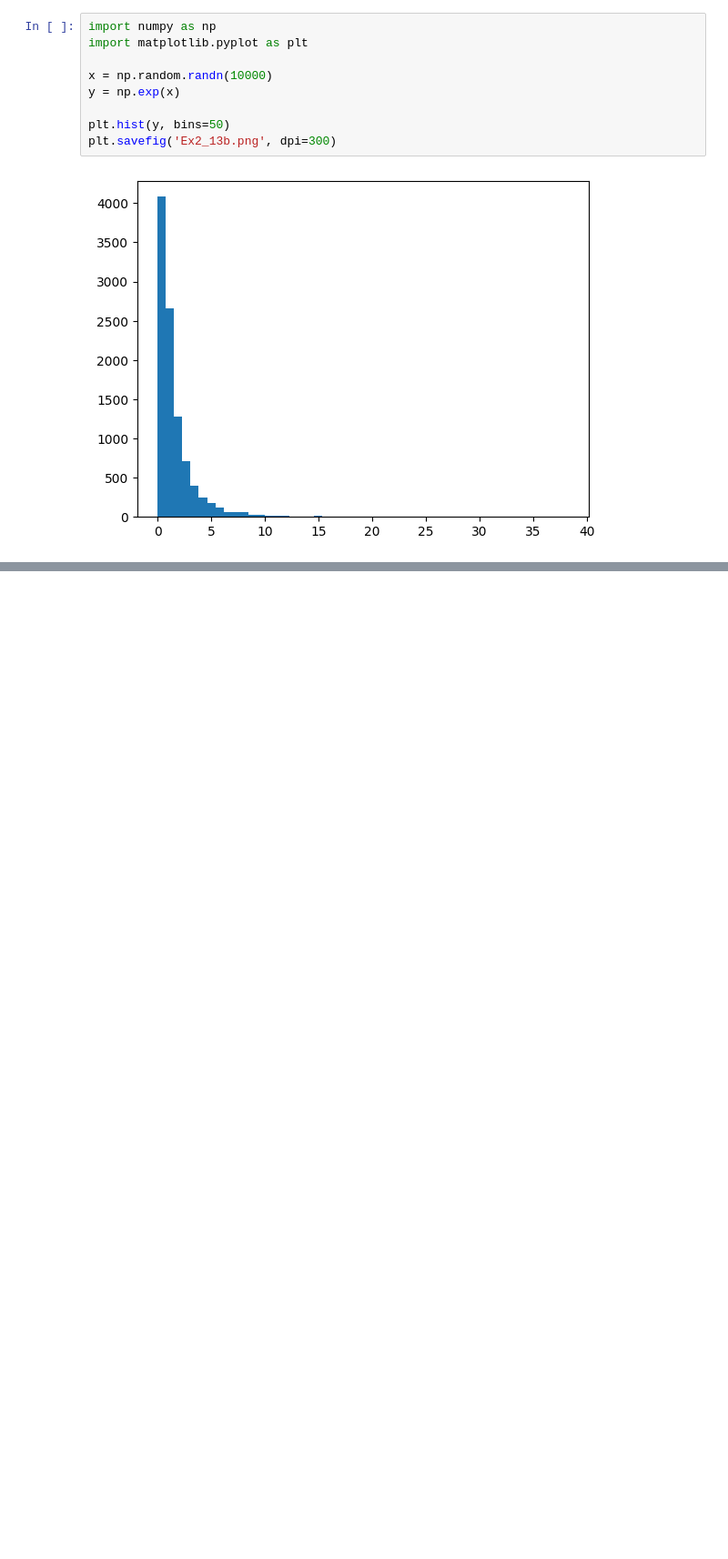
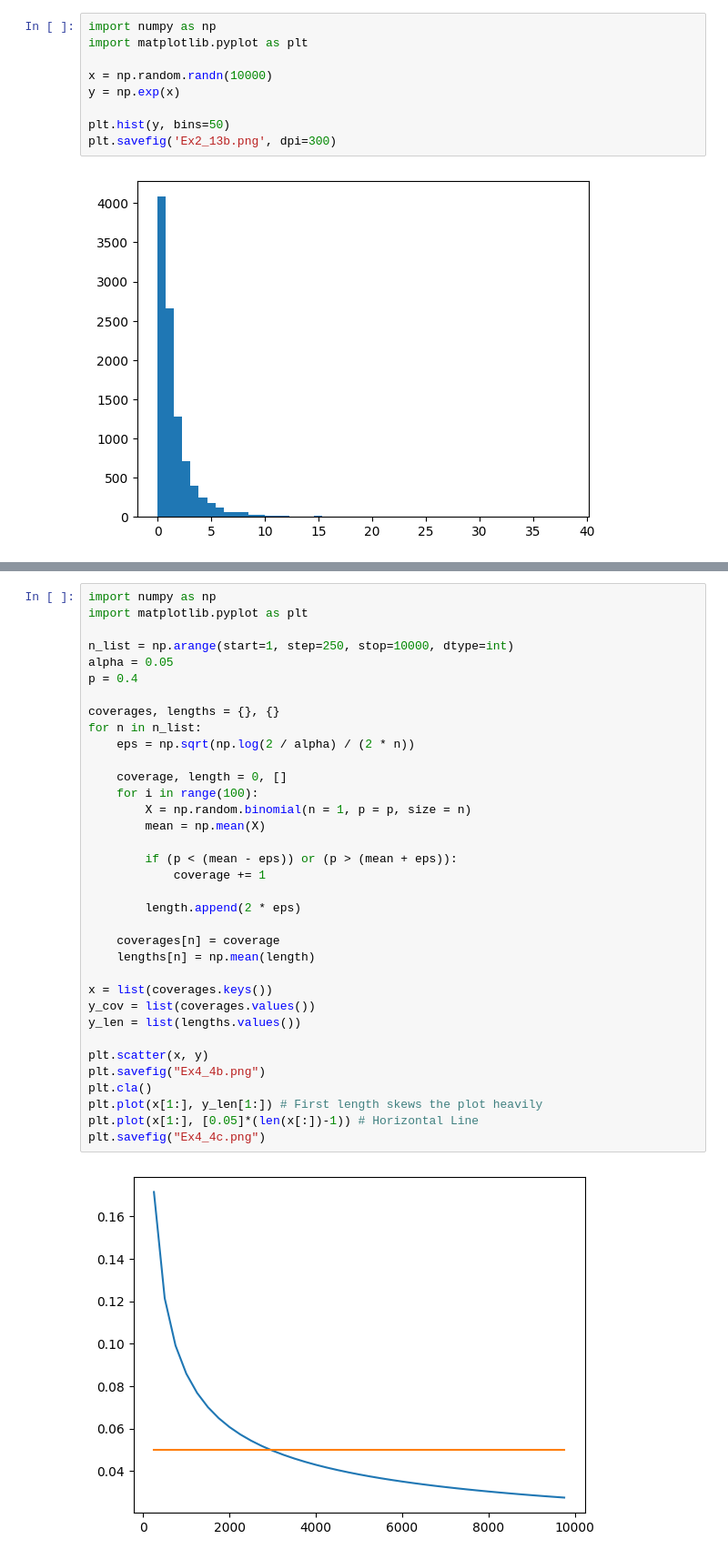
Before and after one commit to Daniel-Sinkin/Research-and-Development, a Jupyter notebook: Wasserman-Statistics/playground.ipynb, the cells around one changed output, grey strips where cells are left out. Shown at 91% size. Drawn from its saved outputs; the diff is of its cells as text; blank space fills up the shorter version.

```diff
--- a/Wasserman-Statistics/playground.ipynb
+++ b/Wasserman-Statistics/playground.ipynb
@@ -214,0 +212,37 @@ array([ 0.34277696,  2.11446504,  2.21323742, ..., -1.16750596,
+# %%
+import numpy as np
+import matplotlib.pyplot as plt
+
+n_list = np.arange(start=1, step=250, stop=10000, dtype=int)
+alpha = 0.05
+p = 0.4
+
+coverages, lengths = {}, {}
+for n in n_list:
+    eps = np.sqrt(np.log(2 / alpha) / (2 * n))
+
+    coverage, length = 0, []
+    for i in range(100):
+        X = np.random.binomial(n = 1, p = p, size = n)
+        mean = np.mean(X)
+
+        if (p < (mean - eps)) or (p > (mean + eps)):
+            coverage += 1
+
+        length.append(2 * eps)
+
+    coverages[n] = coverage
+    lengths[n] = np.mean(length)
+
+x = list(coverages.keys())
+y_cov = list(coverages.values())
+y_len = list(lengths.values())
+
+plt.scatter(x, y)
+plt.savefig("Ex4_4b.png")
+plt.cla()
+plt.plot(x[1:], y_len[1:]) # First length skews the plot heavily
+plt.plot(x[1:], [0.05]*(len(x[:])-1)) # Horizontal Line
+plt.savefig("Ex4_4c.png")
+# %% [output]
+[figure, added]
```
Also changed, not shown: parts of 4 cells of this notebook, 22 other files.
